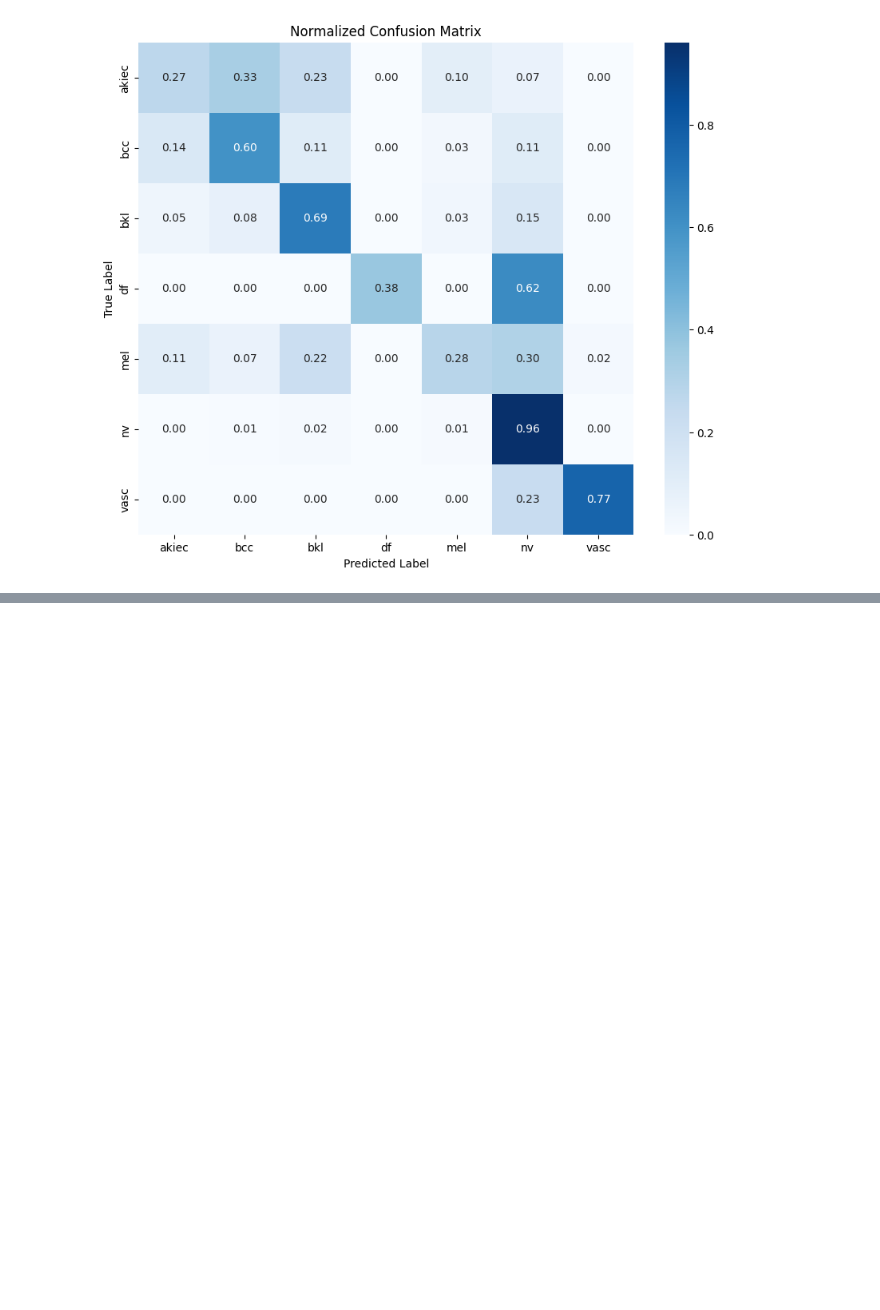
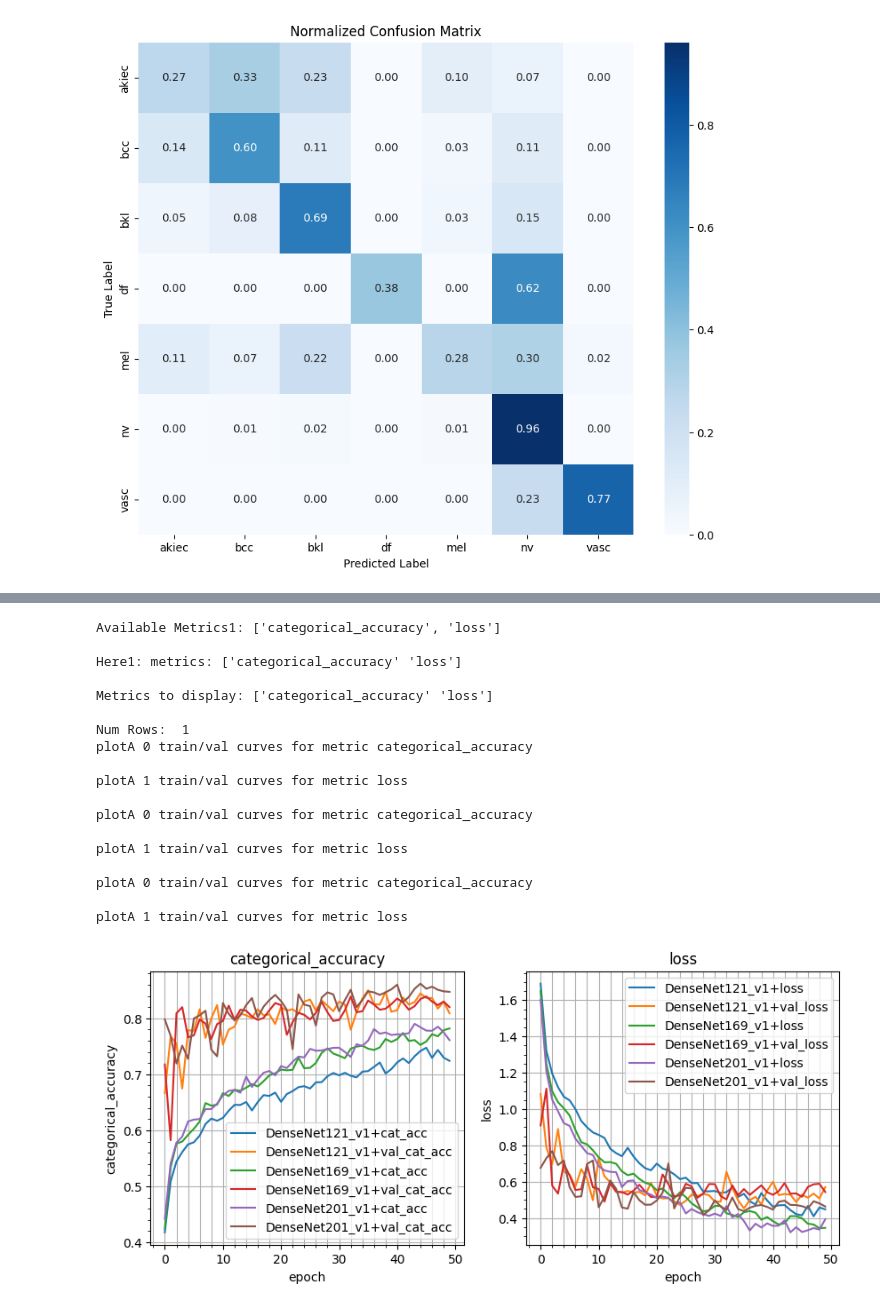
Before and after one commit to gabriel-emanuel/MSAAI-521-Final-Project, a Jupyter notebook: Sandbox/Geoffrey/Evaluate_Classifiers.ipynb, the cells around one changed output, grey strips where cells are left out. Cells and saved outputs as stored; diff of their text form; code cells hidden in the pictures; blank space fills up the shorter version.

Commit message:
updated evaluate_classifier to combine learning curves together

```diff
--- a/Sandbox/Geoffrey/Evaluate_Classifiers.ipynb
+++ b/Sandbox/Geoffrey/Evaluate_Classifiers.ipynb
@@ -84,7 +100,10 @@ def load_model_history_keras(models_dir, model_name):
 
   return model, history
 # %%
-models_names = ['DenseNet121_v1', 'DenseNet169_v1', 'DenseNet201_v1']
+# _v1 are DenseNet models trained without Data Augmentation
+# _v3 are DenseNet models trained with Data Augmentation
+
+models_names = ['DenseNet121_v1', 'DenseNet169_v1', 'DenseNet201_v1', 'DenseNet121_v3', 'DenseNet169_v3', 'DenseNet201_v3']
 models = [[] for i in range (len(models_names))]
 histories = [[] for i in range (len(models_names))]
 
@@ -311,0 +417,23 @@ weighted avg       0.87      0.87      0.87      1094
+# %%
+group5_display_lc2(history=histories,
+                   model_names = ['DenseNet121_v1', 'DenseNet169_v1', 'DenseNet201_v1'])
+# %% [output]
+Available Metrics1: ['categorical_accuracy', 'loss']
+
+Here1: metrics: ['categorical_accuracy' 'loss']
+
+Metrics to display: ['categorical_accuracy' 'loss']
+
+Num Rows:  1
+plotA 0 train/val curves for metric categorical_accuracy
+
+plotA 1 train/val curves for metric loss
+
+plotA 0 train/val curves for metric categorical_accuracy
+
+plotA 1 train/val curves for metric loss
+
+plotA 0 train/val curves for metric categorical_accuracy
+
+plotA 1 train/val curves for metric loss
+[figure, added]
```
Also changed, not shown: parts of 6 cells of this notebook.
